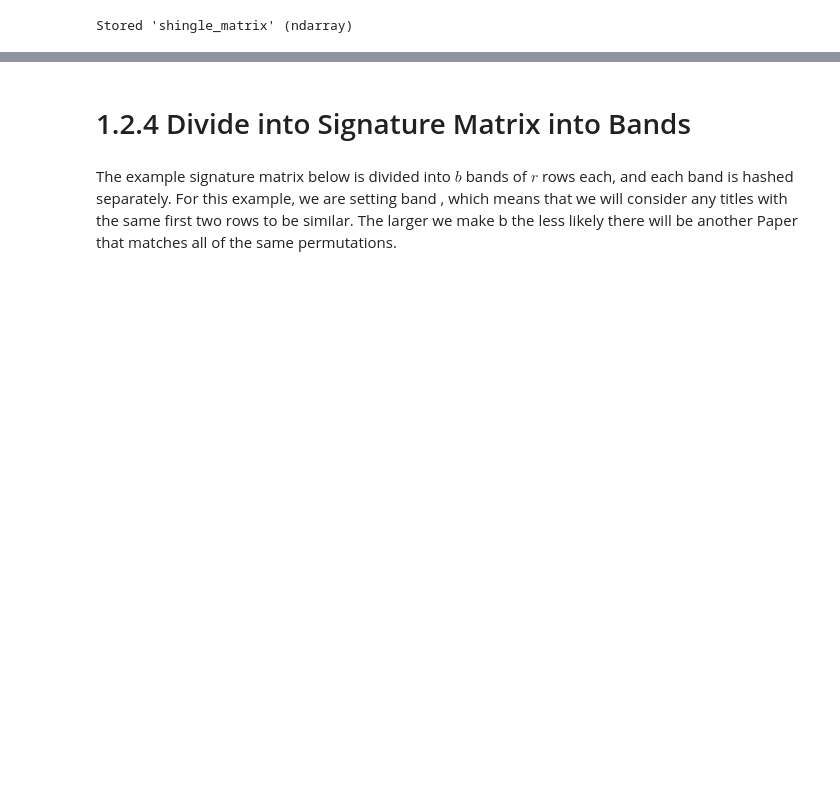
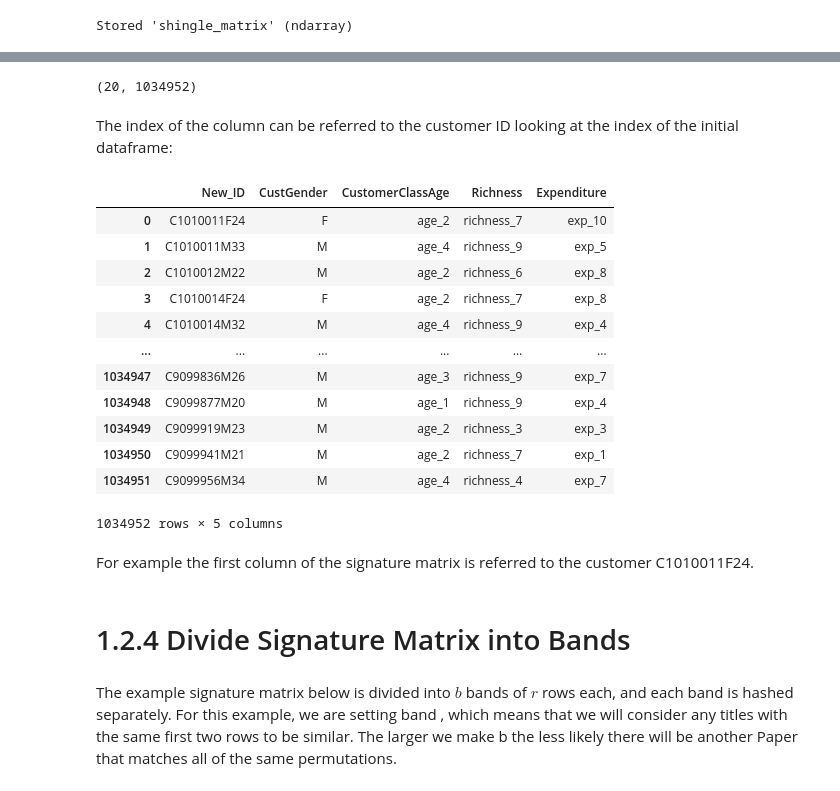
Before and after one commit to Gianlufrez/ADM_HW4, a Jupyter notebook: Last_update_part_2.ipynb, the cells around one changed output, grey strips where cells are left out. Saved outputs shown, nothing was run; the diff lists cells and outputs as text; code cells hidden in the pictures; blank space fills up the shorter version.

```diff
--- a/Last_update_part_2.ipynb
+++ b/Last_update_part_2.ipynb
@@ -141,5 +153,29 @@ signature_matrix
+# %%
+signature_matrix.shape
+# %% [output]
+(20, 1034952)
+# %% [markdown]
+The index of the column can be referred to the customer ID looking at the index of the initial dataframe:
+# %%
+df
+# %% [output]
+|  | New_ID | CustGender | CustomerClassAge | Richness | Expenditure |
+| 0 | C1010011F24 | F | age_2 | richness_7 | exp_10 |
+| 1 | C1010011M33 | M | age_4 | richness_9 | exp_5 |
+| 2 | C1010012M22 | M | age_2 | richness_6 | exp_8 |
+| 3 | C1010014F24 | F | age_2 | richness_7 | exp_8 |
+| 4 | C1010014M32 | M | age_4 | richness_9 | exp_4 |
+| ... | ... | ... | ... | ... | ... |
+| 1034947 | C9099836M26 | M | age_3 | richness_9 | exp_7 |
+| 1034948 | C9099877M20 | M | age_1 | richness_9 | exp_4 |
+| 1034949 | C9099919M23 | M | age_2 | richness_3 | exp_3 |
+| 1034950 | C9099941M21 | M | age_2 | richness_7 | exp_1 |
+| 1034951 | C9099956M34 | M | age_4 | richness_4 | exp_7 |
+1034952 rows × 5 columns
+# %% [markdown]
+For example the first column of the signature matrix is referred to the customer C1010011F24.
 # %% [markdown]
-# 1.2.4 Divide into Signature Matrix into Bands
+# 1.2.4 Divide Signature Matrix into Bands
 # %% [markdown]
 The example signature matrix below is divided into $b$ bands of $r$ rows each, and each band is hashed separately. For this example, we are setting band , which means that we will consider any titles with the same first two rows to be similar. The larger we make b the less likely there will be another Paper that matches all of the same permutations.
 # %% [markdown]
```
Also changed, not shown: parts of 44 cells of this notebook, 2 other files.
